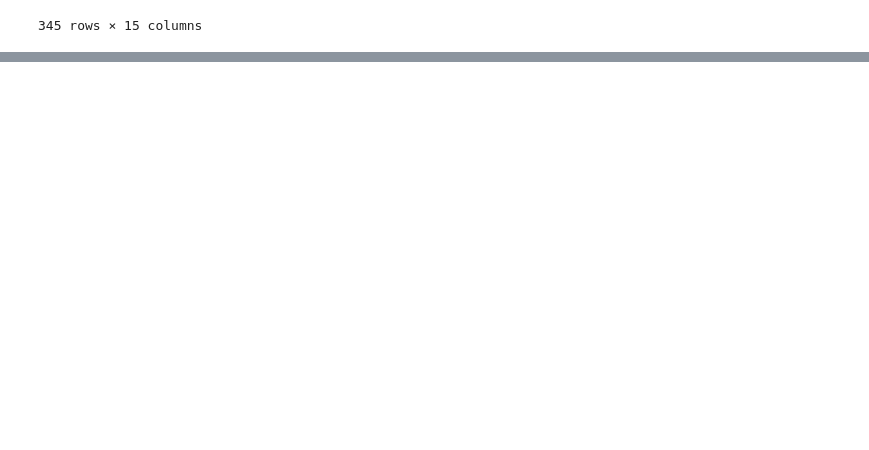
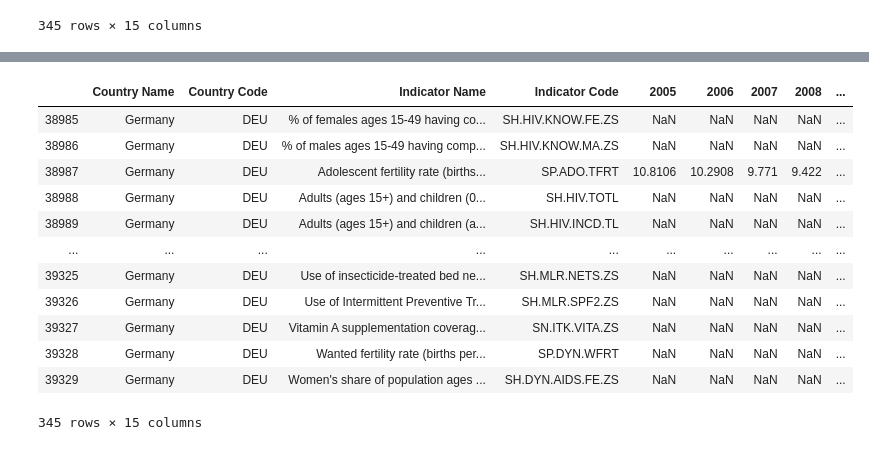
Before and after one commit to shujams/Global-Health-Indicator-Analysis, a Jupyter notebook: Population_Health.ipynb, the cells around one changed output, grey strips where cells are left out. Cells and saved outputs as stored; diff of their text form; code cells hidden in the pictures; blank space fills up the shorter version.

Commit message:
Data Analysis for Selected Countries

```diff
--- a/Population_Health.ipynb
+++ b/Population_Health.ipynb
@@ -107,3 +108,20 @@ dropped_usa_data_df_format
 | SH.H2O.SAFE.ZS | United States | USA | Improved water source (% of popul... | 99.00 | 99.00 | 99.00 | 99.00 | 99.10 | ... |
 | SP.POP.GROW | United States | USA | Population growth (annual %) | 0.92 | 0.96 | 0.95 | 0.95 | 0.88 | ... |
 | SP.POP.TOTL | United States | USA | Population, total | 295,516,599.00 | 298,379,912.00 | 301,231,207.00 | 304,093,966.00 | 306,771,529.00 | ... |
+# %%
+germany_df = countries_sorted_df.get_group('Germany')
+germany_df
+# %% [output]
+|  | Country Name | Country Code | Indicator Name | Indicator Code | 2005 | 2006 | 2007 | 2008 | ... |
+| 38985 | Germany | DEU | % of females ages 15-49 having co... | SH.HIV.KNOW.FE.ZS | NaN | NaN | NaN | NaN | ... |
+| 38986 | Germany | DEU | % of males ages 15-49 having comp... | SH.HIV.KNOW.MA.ZS | NaN | NaN | NaN | NaN | ... |
+| 38987 | Germany | DEU | Adolescent fertility rate (births... | SP.ADO.TFRT | 10.8106 | 10.2908 | 9.771 | 9.422 | ... |
+| 38988 | Germany | DEU | Adults (ages 15+) and children (0... | SH.HIV.TOTL | NaN | NaN | NaN | NaN | ... |
+| 38989 | Germany | DEU | Adults (ages 15+) and children (a... | SH.HIV.INCD.TL | NaN | NaN | NaN | NaN | ... |
+| ... | ... | ... | ... | ... | ... | ... | ... | ... | ... |
+| 39325 | Germany | DEU | Use of insecticide-treated bed ne... | SH.MLR.NETS.ZS | NaN | NaN | NaN | NaN | ... |
+| 39326 | Germany | DEU | Use of Intermittent Preventive Tr... | SH.MLR.SPF2.ZS | NaN | NaN | NaN | NaN | ... |
+| 39327 | Germany | DEU | Vitamin A supplementation coverag... | SN.ITK.VITA.ZS | NaN | NaN | NaN | NaN | ... |
+| 39328 | Germany | DEU | Wanted fertility rate (births per... | SP.DYN.WFRT | NaN | NaN | NaN | NaN | ... |
+| 39329 | Germany | DEU | Women's share of population ages ... | SH.DYN.AIDS.FE.ZS | NaN | NaN | NaN | NaN | ... |
+345 rows × 15 columns
```
Also changed, not shown: parts of 11 cells of this notebook, 6 other files.
